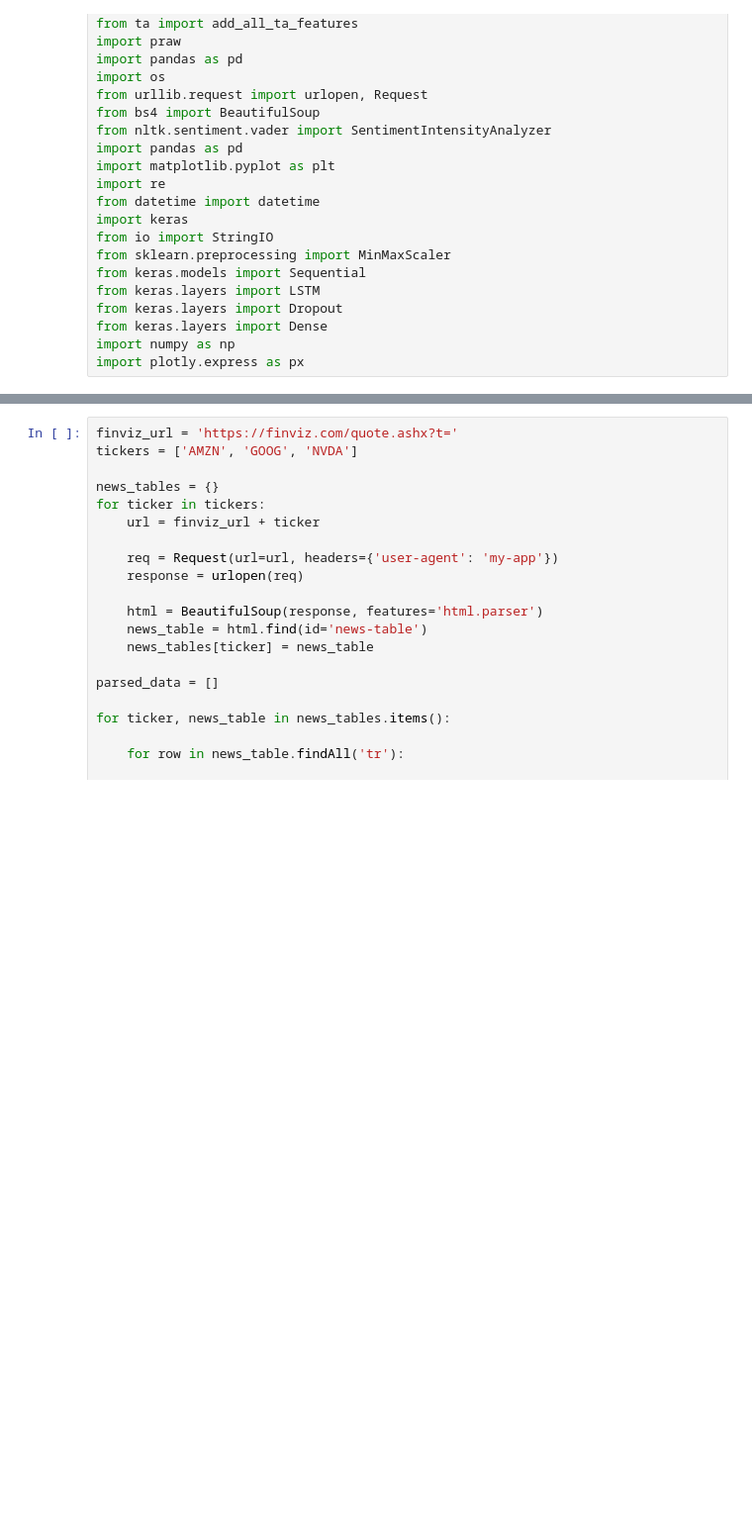
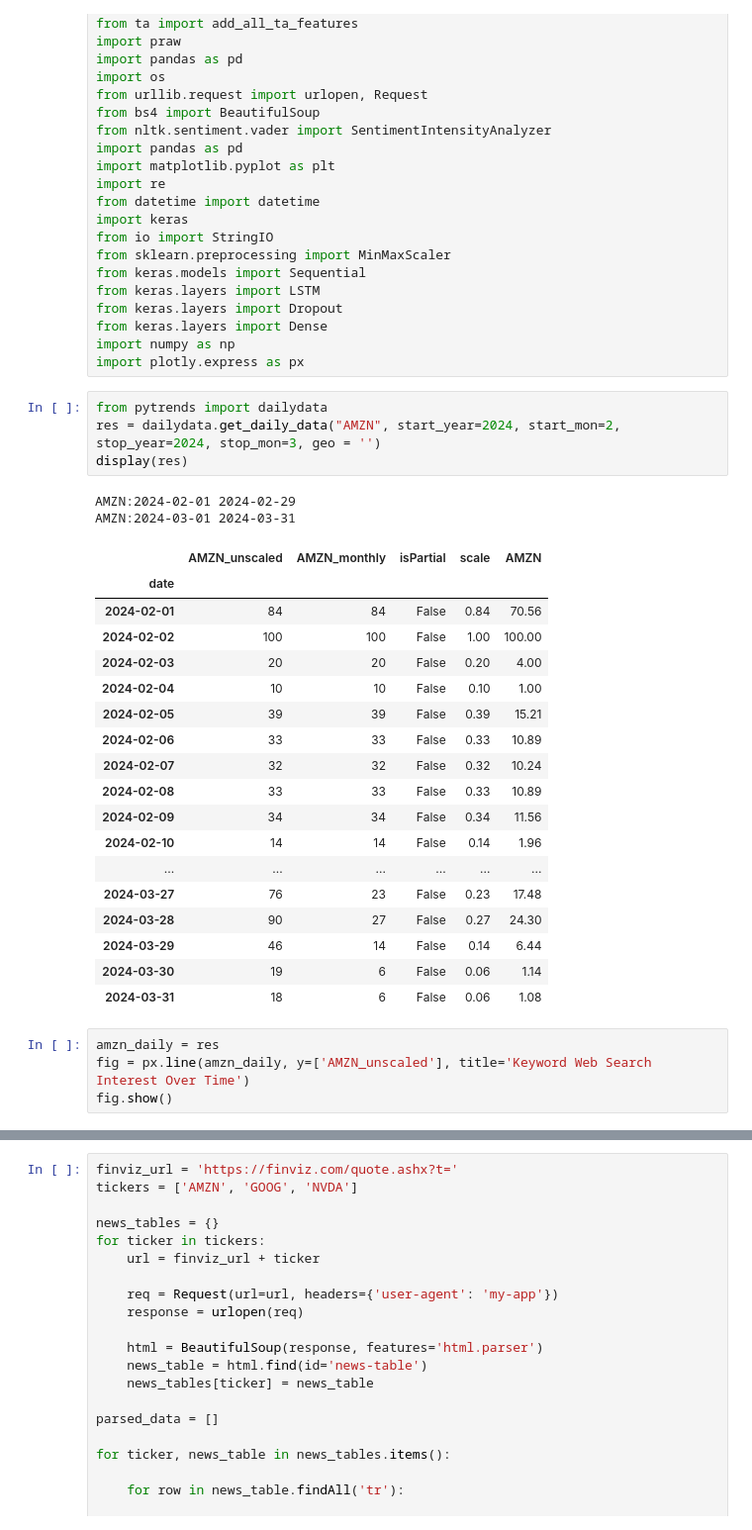
Before and after one commit to RazvanAndreiMoga/YTIC25-Stock-Price-Prediction, a Jupyter notebook: stock_sentiment_analysis_nltk.ipynb, the cells around one changed output, grey strips where cells are left out. Shown at 99% size. Saved outputs shown, nothing was run; the diff lists cells and outputs as text; blank space fills up the shorter version.

```diff
--- a/stock_sentiment_analysis_nltk.ipynb
+++ b/stock_sentiment_analysis_nltk.ipynb
@@ -46,6 +46,35 @@ from keras.layers import Dropout
 from keras.layers import Dense
 import numpy as np
 import plotly.express as px
+# %%
+from pytrends import dailydata
+res = dailydata.get_daily_data("AMZN", start_year=2024, start_mon=2, stop_year=2024, stop_mon=3, geo = '')
+display(res)
+# %% [output]
+AMZN:2024-02-01 2024-02-29
+AMZN:2024-03-01 2024-03-31
+|  | AMZN_unscaled | AMZN_monthly | isPartial | scale | AMZN |
+| date |  |  |  |  |  |
+| 2024-02-01 | 84 | 84 | False | 0.84 | 70.56 |
+| 2024-02-02 | 100 | 100 | False | 1.00 | 100.00 |
+| 2024-02-03 | 20 | 20 | False | 0.20 | 4.00 |
+| 2024-02-04 | 10 | 10 | False | 0.10 | 1.00 |
+| 2024-02-05 | 39 | 39 | False | 0.39 | 15.21 |
+| 2024-02-06 | 33 | 33 | False | 0.33 | 10.89 |
+| 2024-02-07 | 32 | 32 | False | 0.32 | 10.24 |
+| 2024-02-08 | 33 | 33 | False | 0.33 | 10.89 |
+| 2024-02-09 | 34 | 34 | False | 0.34 | 11.56 |
+| 2024-02-10 | 14 | 14 | False | 0.14 | 1.96 |
+| ... | ... | ... | ... | ... | ... |
+| 2024-03-27 | 76 | 23 | False | 0.23 | 17.48 |
+| 2024-03-28 | 90 | 27 | False | 0.27 | 24.30 |
+| 2024-03-29 | 46 | 14 | False | 0.14 | 6.44 |
+| 2024-03-30 | 19 | 6 | False | 0.06 | 1.14 |
+| 2024-03-31 | 18 | 6 | False | 0.06 | 1.08 |
+# %%
+amzn_daily = res
+fig = px.line(amzn_daily, y=['AMZN_unscaled'], title='Keyword Web Search Interest Over Time')
+fig.show()
 # %%
 pytrend = TrendReq()
 
```
Also changed, not shown: parts of 16 cells of this notebook.
